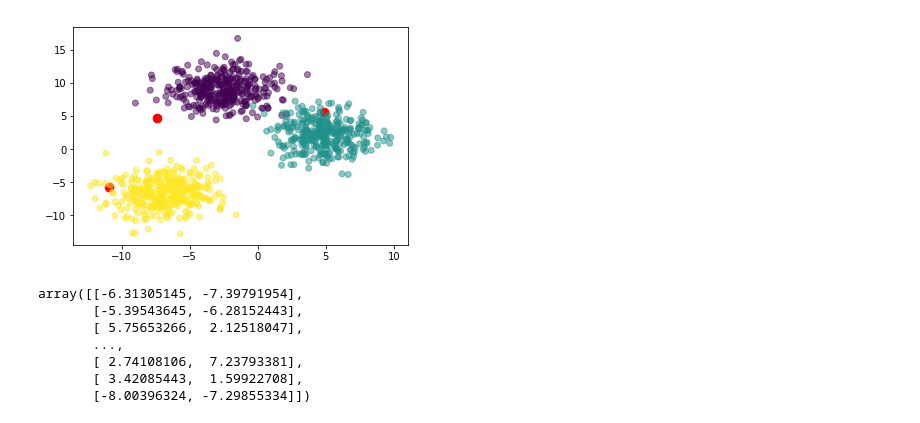
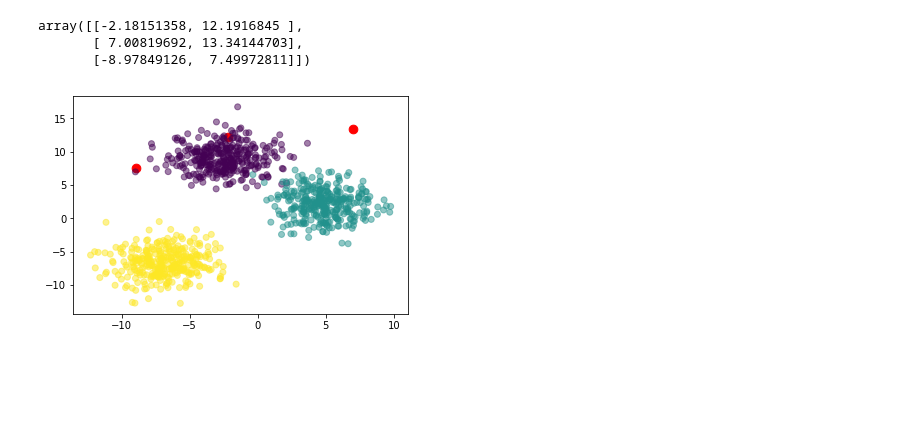
Before and after one commit to grantaguinaldo/data-templates, a Jupyter notebook: kmeans_from_scratch.ipynb, the cells around one changed output. Saved outputs shown, nothing was run; the diff lists cells and outputs as text; code cells hidden in the pictures; blank space fills up the shorter version.

```diff
--- a/kmeans_from_scratch.ipynb
+++ b/kmeans_from_scratch.ipynb
@@ -1,40 +12,15 @@
 # %%
-from sklearn.datasets.samples_generator import make_blobs
-import matplotlib.pyplot as plt
-import numpy as np
-import pandas as pd
+def create_centroids(data_x, k):
 
-k = 3
+    min_data_x = np.min(data_x[:, 0])
+    max_data_x = np.max(data_x[:, 0])
+    min_data_y = np.min(data_x[:, 1])
+    max_data_y = np.max(data_x[:, 1])
 
-X, y = make_blobs(n_samples=1000, n_features=2,
-                  centers=k, random_state=42,
-                  cluster_std=2)
+    random_x_list = [np.random.uniform(min_data_x, max_data_x) for each in range(k)]
 
-min_data_x = np.min(X[:, 0])
-max_data_x = np.max(X[:, 0])
-min_data_y = np.min(X[:, 1])
-max_data_y = np.max(X[:, 1])
+    random_y_list = [np.random.uniform(min_data_y, max_data_y) for each in range(k)]
 
-random_x_list = [np.random.uniform(min_data_x, max_data_x) for each in range(k)]
+    zipped_list = list(zip(random_x_list, random_y_list))
 
-random_y_list = [np.random.uniform(min_data_y, max_data_y) for each in range(k)]
-
-centroids = list(zip(random_x_list, random_y_list))
-
-plt.scatter(random_x_list, random_y_list,
-            color='red', s=75,
-            zorder=1, alpha=1)
-plt.scatter(X[:, 0], X[:, 1], c=y, alpha=0.5)
-plt.show()
+    return np.array(zipped_list)
-# %% [output]
-[figure, removed]
-# %%
-X
-# %% [output]
-array([[-6.31305145, -7.39791954],
-       [-5.39543645, -6.28152443],
-       [ 5.75653266,  2.12518047],
-       ...,
-       [ 2.74108106,  7.23793381],
-       [ 3.42085443,  1.59922708],
-       [-8.00396324, -7.29855334]])
@@ -41,2 +29,16 @@ array([[-6.31305145, -7.39791954],
+# %%
+centroids
+# %% [output]
+array([[-2.18151358, 12.1916845 ],
+       [ 7.00819692, 13.34144703],
+       [-8.97849126,  7.49972811]])
+# %%
+plt.scatter(centroids[:, 0], centroids[:, 1],
+            color='red', s=75,
+            zorder=1, alpha=1)
+plt.scatter(X[:, 0], X[:, 1], c=y, alpha=0.5)
+plt.show()
+# %% [output]
+[figure, added]
 # %%
 #Need to calculate distance from each point in data set to each of the three centroids.
```
Also changed, not shown: parts of 12 cells of this notebook.
